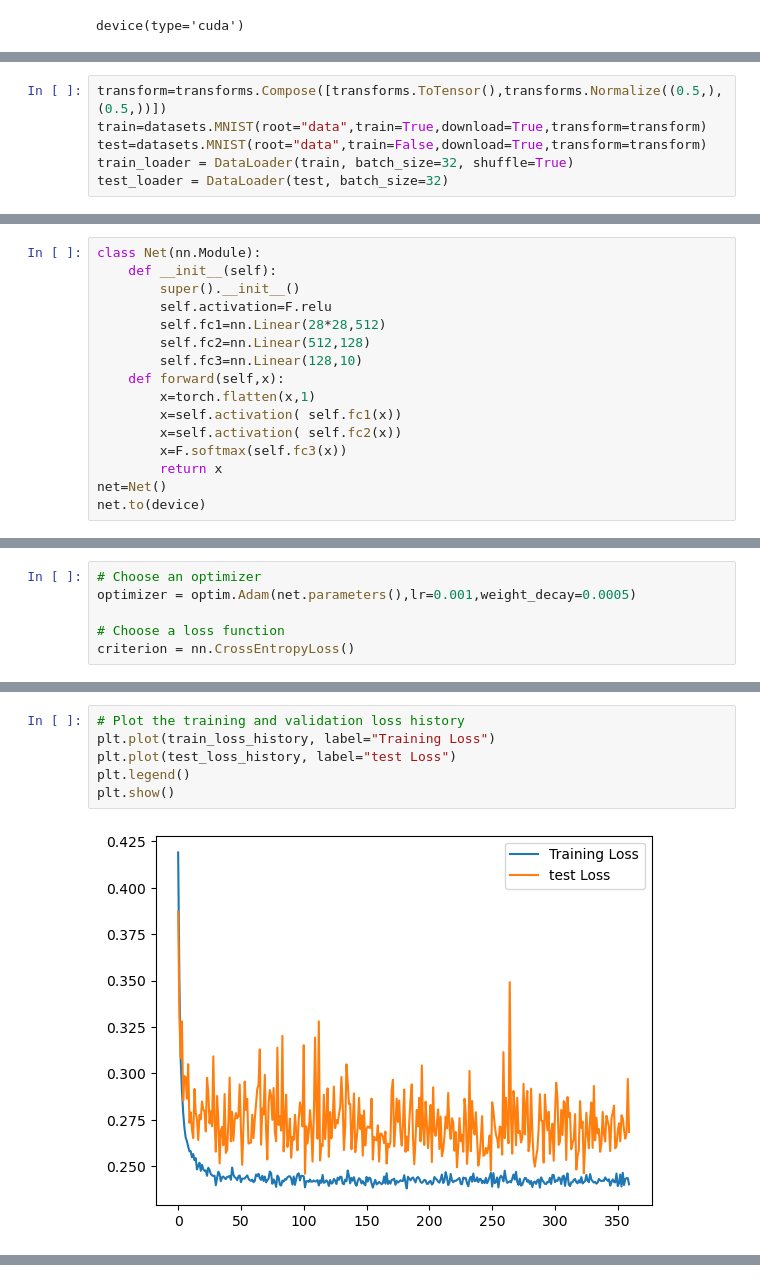
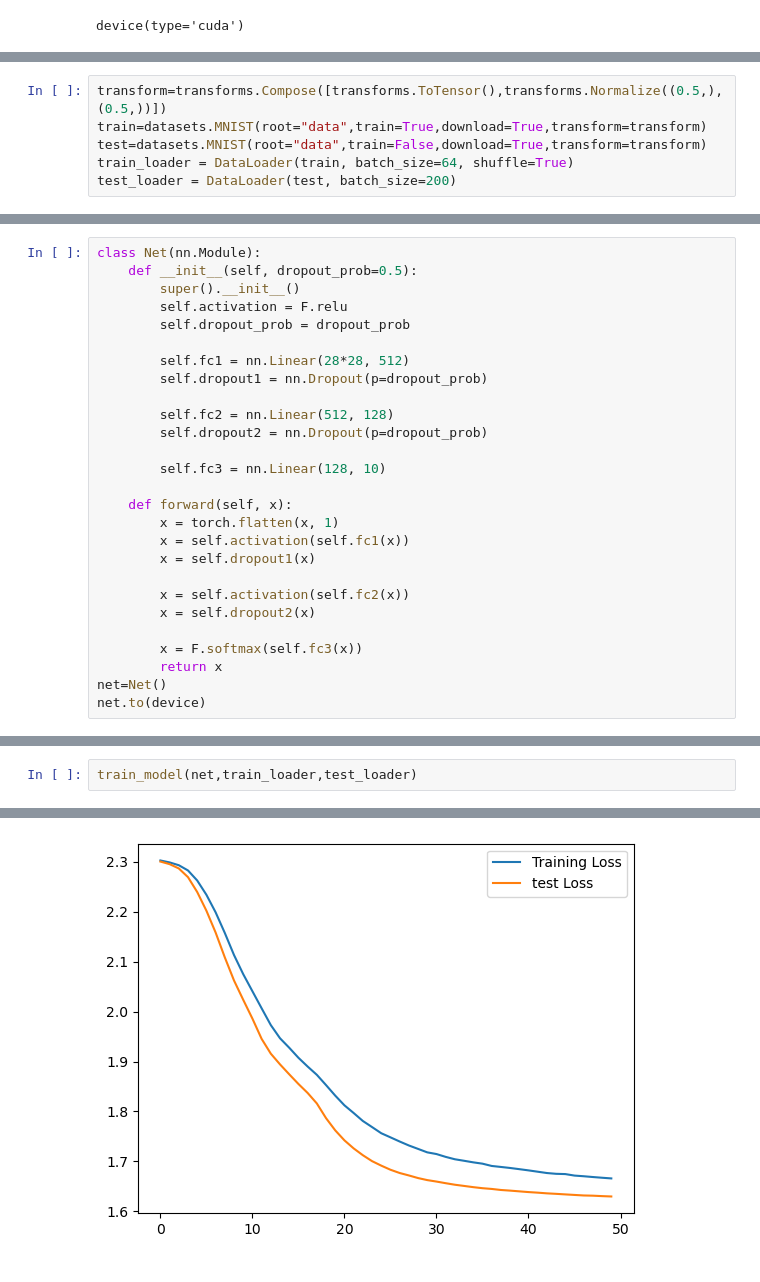
Before and after one commit to Boghdady9/Minst-Dataset-Udacity-Nanodegree-project, a Jupyter notebook: minst-dataset-udacity-nanodegree-project.ipynb, the cells around one changed output, grey strips where cells are left out. Drawn from its saved outputs; the diff is of its cells as text.

```diff
--- a/minst-dataset-udacity-nanodegree-project.ipynb
+++ b/minst-dataset-udacity-nanodegree-project.ipynb
@@ -35,5 +46,5 @@ device(type='cuda')
 transform=transforms.Compose([transforms.ToTensor(),transforms.Normalize((0.5,),(0.5,))])
 train=datasets.MNIST(root="data",train=True,download=True,transform=transform)
 test=datasets.MNIST(root="data",train=False,download=True,transform=transform)
-train_loader = DataLoader(train, batch_size=32, shuffle=True)
-test_loader = DataLoader(test, batch_size=32)
+train_loader = DataLoader(train, batch_size=64, shuffle=True)
+test_loader = DataLoader(test, batch_size=200)
@@ -70,16 +101,27 @@ Shape of y: torch.Size([32]) torch.int64
 # %%
 class Net(nn.Module):
-    def __init__(self):
+    def __init__(self, dropout_prob=0.5):
         super().__init__()
-        self.activation=F.relu
-        self.fc1=nn.Linear(28*28,512)
-        self.fc2=nn.Linear(512,128)
-        self.fc3=nn.Linear(128,10)
-    def forward(self,x):
-        x=torch.flatten(x,1)
-        x=self.activation( self.fc1(x))
-        x=self.activation( self.fc2(x))
-        x=F.softmax(self.fc3(x))
+        self.activation = F.relu
+        self.dropout_prob = dropout_prob
+
+        self.fc1 = nn.Linear(28*28, 512)
+        self.dropout1 = nn.Dropout(p=dropout_prob)
+
+        self.fc2 = nn.Linear(512, 128)
+        self.dropout2 = nn.Dropout(p=dropout_prob)
+
+        self.fc3 = nn.Linear(128, 10)
+
+    def forward(self, x):
+        x = torch.flatten(x, 1)
+        x = self.activation(self.fc1(x))
+        x = self.dropout1(x)
+
+        x = self.activation(self.fc2(x))
+        x = self.dropout2(x)
+
+        x = F.softmax(self.fc3(x))
         return x
 net=Net()
 net.to(device)
@@ -86,6 +135,0 @@ net.to(device)
-# %%
-# Choose an optimizer
-optimizer = optim.Adam(net.parameters(),lr=0.001,weight_decay=0.0005)
-
-# Choose a loss function
-criterion = nn.CrossEntropyLoss()
@@ -151,8 +191,3 @@ KeyboardInterrupt:
-# %%
-# Plot the training and validation loss history
-plt.plot(train_loss_history, label="Training Loss")
-plt.plot(test_loss_history, label="test Loss")
-plt.legend()
-plt.show()
-# %% [output]
-[figure, removed]
+# %%
+train_model(net,train_loader,test_loader)
+# %% [output]
@@ -158,0 +211 @@ plt.show()
+[figure, added]
```
Also changed, not shown: parts of 23 cells of this notebook.
